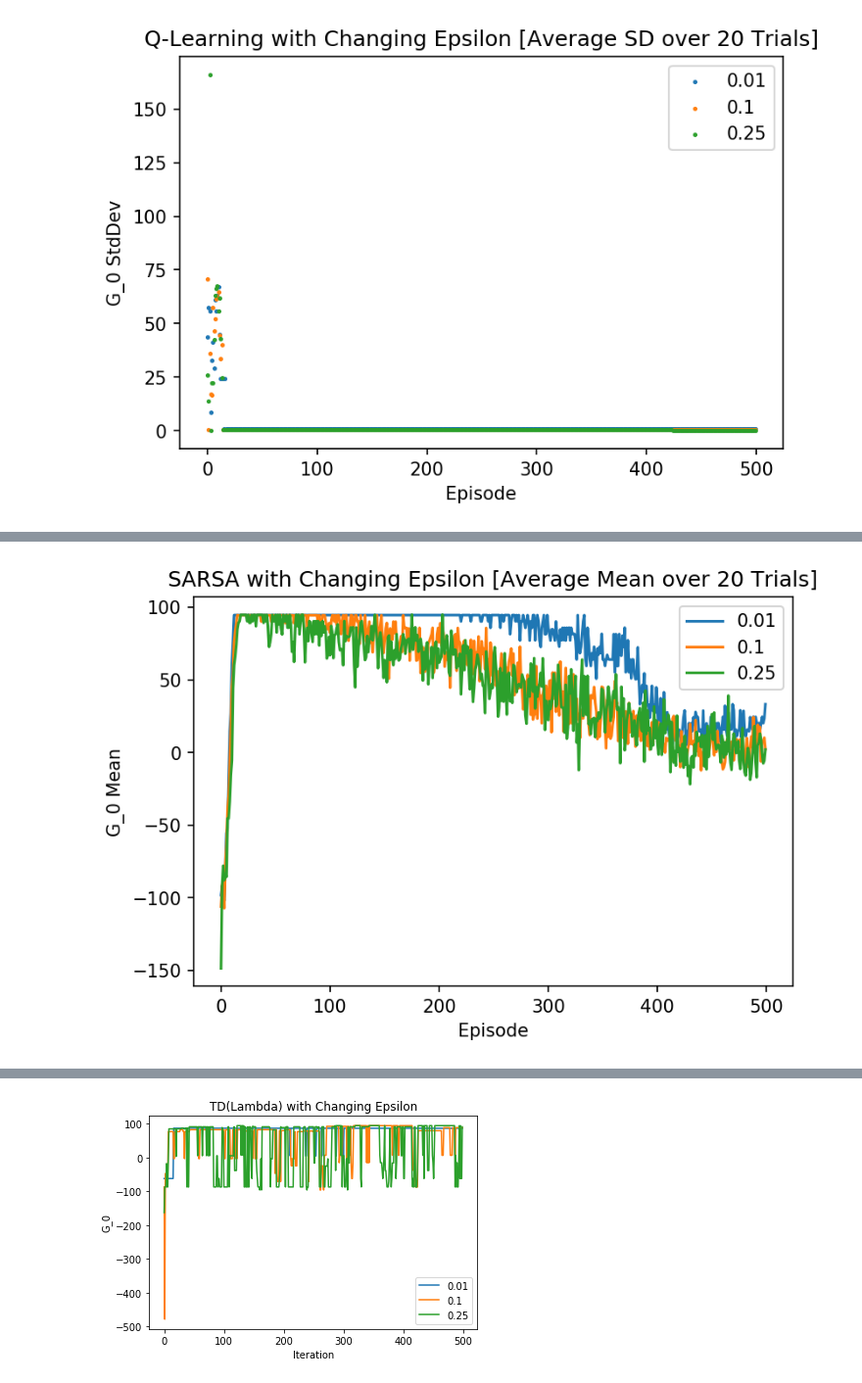
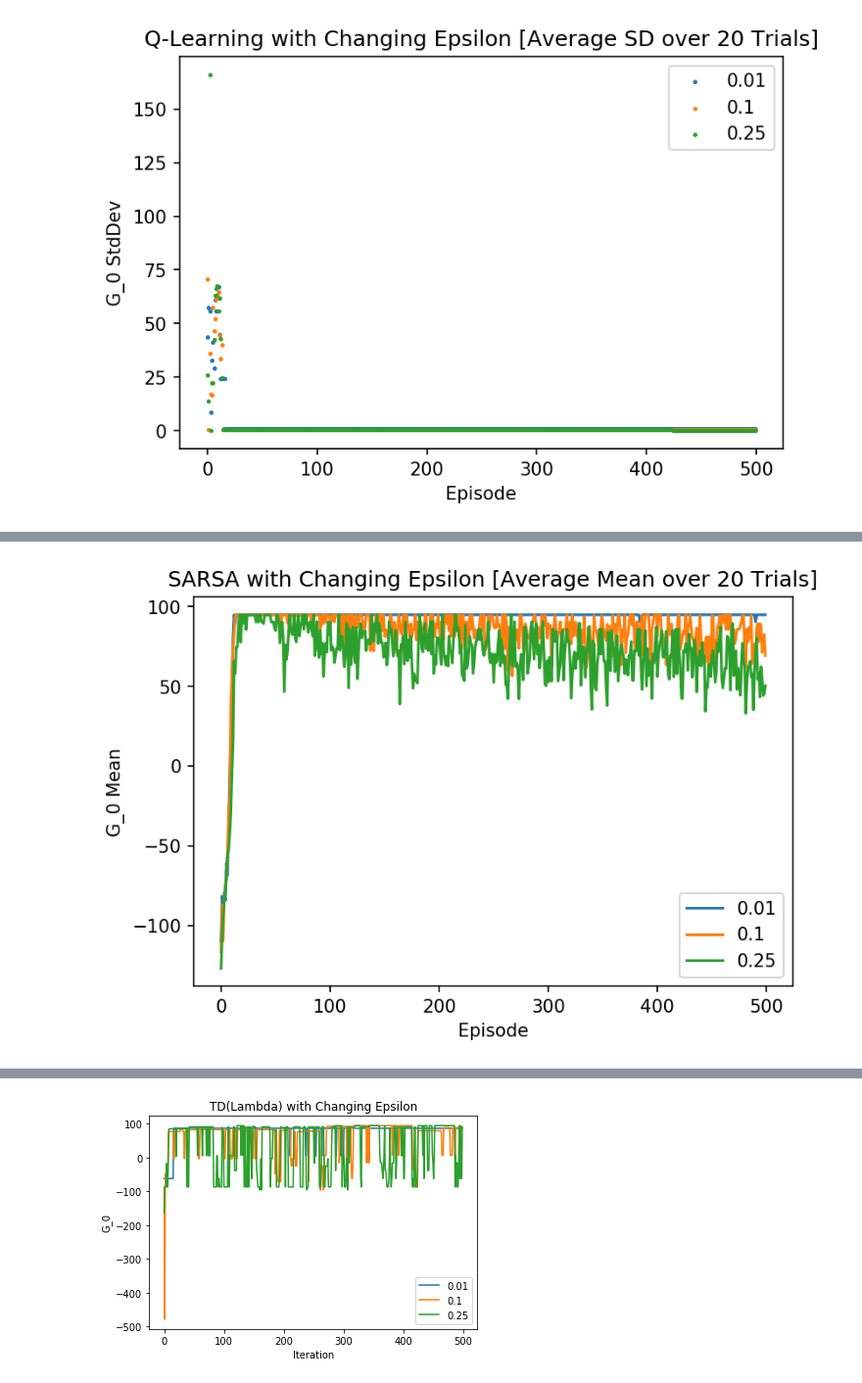
Before and after one commit to jadekhiev/MIE567, a Jupyter notebook: Project 2 - Model-free RL/Project 2.ipynb, the cells around one changed output, grey strips where cells are left out. Shown at 98% size. Saved outputs shown, nothing was run; the diff lists cells and outputs as text; code cells hidden in the pictures.

Commit message:
Added in outputs for Averaged Q-Vals and fixed SARSA terminal bug
Had terminal calculation one line too early so it wasn't converging properly

```diff
--- a/Project 2 - Model-free RL/Project 2.ipynb
+++ b/Project 2 - Model-free RL/Project 2.ipynb
@@ -743,8 +804,8 @@ def initialize_plot():
 plt = initialize_plot()
 
 for epsilon in epsilon_rng:
-    G0_mean =  Q0_vals[epsilon].mean()
-    G0_std = Q0_vals[epsilon].std()
+    G0_mean =  G0_vals[epsilon].mean()
+    G0_std = G0_vals[epsilon].std()
     plt.plot(episode, G0_mean, label = epsilon)
 
 plt.legend()
@@ -763,8 +824,8 @@ def initialize_plot():
 plt = initialize_plot()
 
 for epsilon in epsilon_rng:
-    G0_mean =  Q0_vals[epsilon].mean()
-    G0_std = Q0_vals[epsilon].std()
+    G0_mean =  G0_vals[epsilon].mean()
+    G0_std = G0_vals[epsilon].std()
 #    plt.errorbar(episode, G0_mean, G0_std, label = epsilon, markersize=1)
     plt.scatter(episode, G0_std, label = epsilon, s=2)
 
@@ -863,12 +924,12 @@ class Sarsa:
         S = self.state
         A = self.sample_epsilon_greedy()
 
-        while (not terminal) and i < 200:
+        while not terminal and i < 200:
             # take a step
             S_next, reward = self.domain.transition(S, A)
-            terminal = self.domain.is_terminal(self.state)
             # update state and get next action given next state
             self.state = S_next
+            terminal = self.domain.is_terminal(self.state)
             A_next = self.sample_epsilon_greedy()
 
             # TD update:
@@ -991,12 +1052,20 @@ epsilon_rng = [0.01, 0.1, 0.25]
 
 episode = list(range(0,500)) # list from 1-500
 trial = list(range(0,20)) # list from 1-20
-Q0_vals = {}
+G0_vals = {}
+Q_vals = {}
 
 for epsilon in epsilon_rng:
     returns = pd.DataFrame(index=trial, columns=episode)
+    Q = pd.DataFrame()
     for i in tqdm(range(20)):
         sarsa = Sarsa(flags, alpha, gamma, epsilon)
         progress = sarsa.train_trial()
         returns.iloc[i] = progress
-    Q0_vals[epsilon] = returns
+        if i==0:
+            Q = pd.DataFrame.from_dict(sarsa.Q, orient='index')
+        else:
+            Q = pd.concat([Q,pd.DataFrame.from_dict(sarsa.Q, orient='index')])
+            Q = Q.groupby(Q.index).mean()
+    G0_vals[epsilon] = returns
+    Q_vals[epsilon] = Q
@@ -1003,23 +1084,23 @@ for epsilon in epsilon_rng:
 # %%
 def initialize_plot():
     plt.plot()
     plt.ylabel('G_0 Mean')
     plt.xlabel('Episode')
     plt.title('SARSA with Changing Epsilon [Average Mean over 20 Trials]')
     plt.rcParams['figure.dpi'] = 150
     return plt
 
 plt = initialize_plot()
 
 for epsilon in epsilon_rng:
-    G0_mean =  Q0_vals[epsilon].mean()
-    G0_std = Q0_vals[epsilon].std()
+    G0_mean =  G0_vals[epsilon].mean()
+    G0_std = G0_vals[epsilon].std()
     plt.plot(episode, G0_mean, label = epsilon)
 
 plt.legend()
 plt.show(block=True)
 # %% [output]
-[figure, old version]
+[figure, new version]
 # %%
 def initialize_plot():
     plt.plot()
```
Also changed, not shown: parts of 16 cells of this notebook, 4 other files.
